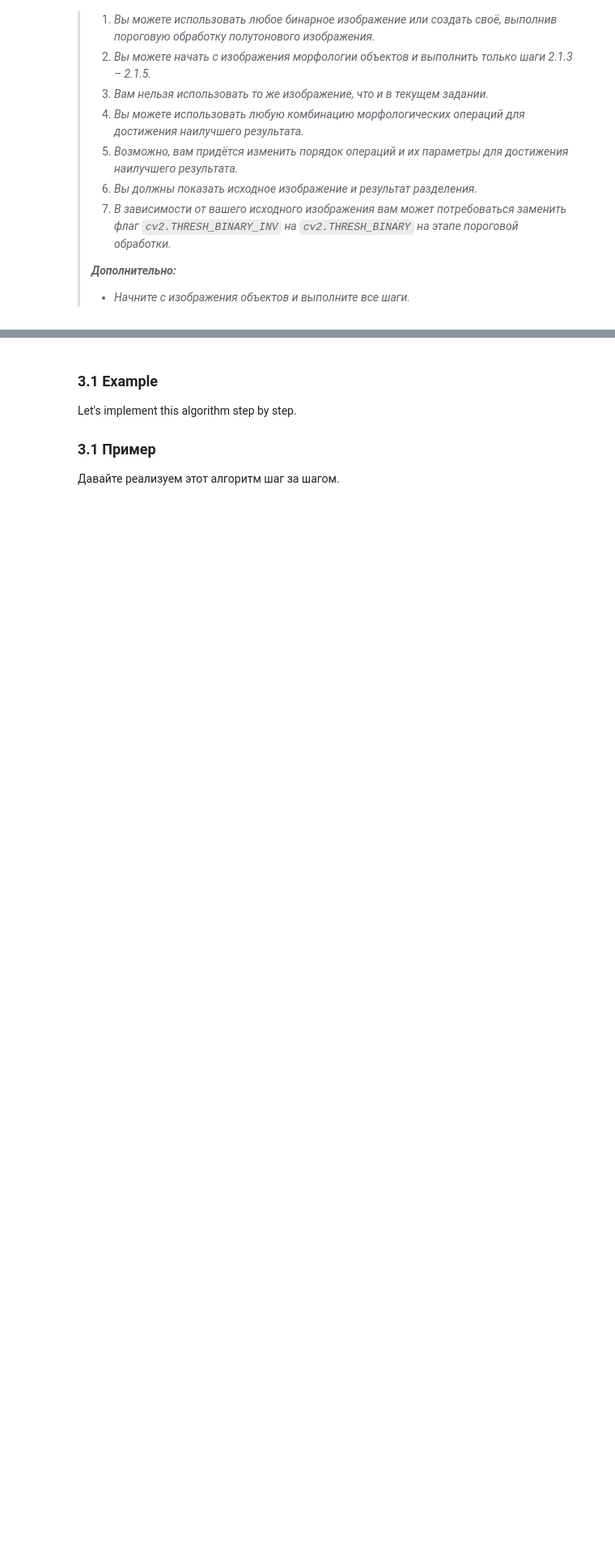
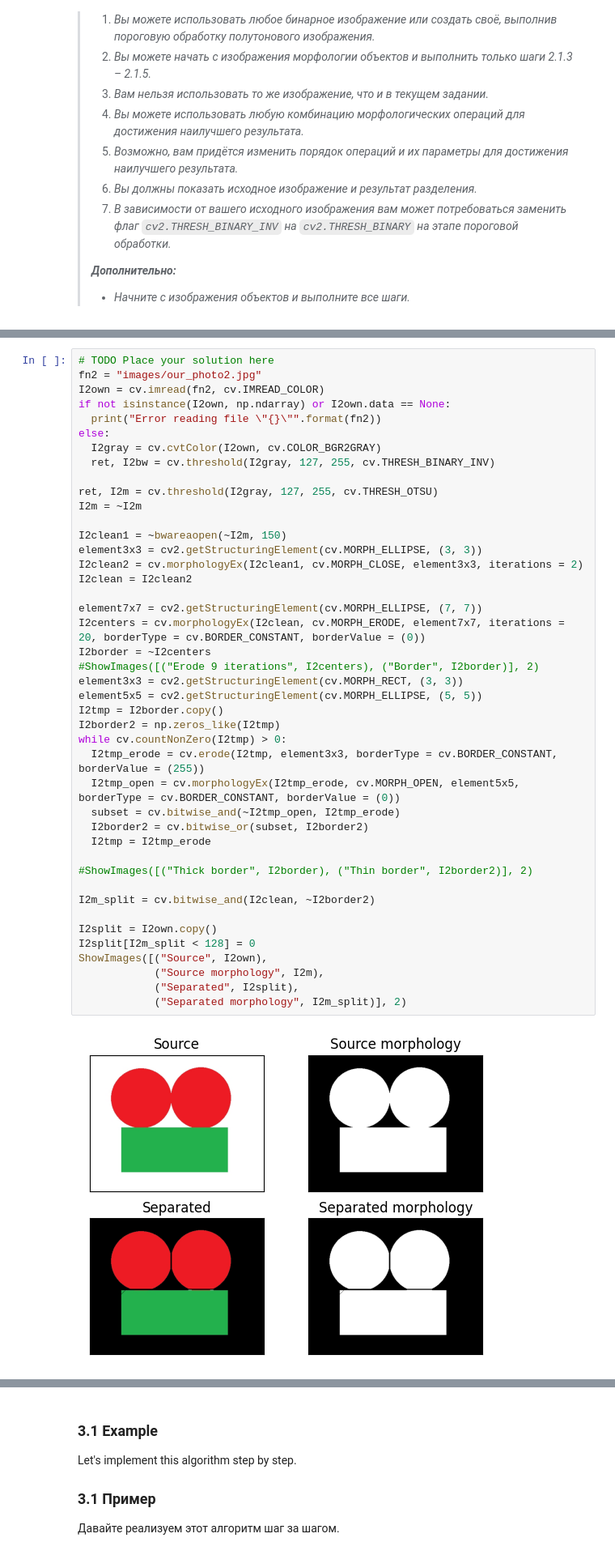
Before and after one commit to Egornos/techZrenie, a Jupyter notebook: PA6_Python/PA6taskITMO.ipynb, the cells around one changed output, grey strips where cells are left out. Shown at 81% size. Drawn from its saved outputs; the diff is of its cells as text; blank space fills up the shorter version.

```diff
--- a/PA6_Python/PA6taskITMO.ipynb
+++ b/PA6_Python/PA6taskITMO.ipynb
@@ -664,3 +661,48 @@ I2own = None
+# %%
+# TODO Place your solution here
+fn2 = "images/our_photo2.jpg"
+I2own = cv.imread(fn2, cv.IMREAD_COLOR)
+if not isinstance(I2own, np.ndarray) or I2own.data == None:
+  print("Error reading file \"{}\"".format(fn2))
+else:
+  I2gray = cv.cvtColor(I2own, cv.COLOR_BGR2GRAY)
+  ret, I2bw = cv.threshold(I2gray, 127, 255, cv.THRESH_BINARY_INV)
+
+ret, I2m = cv.threshold(I2gray, 127, 255, cv.THRESH_OTSU)
+I2m = ~I2m
+
+I2clean1 = ~bwareaopen(~I2m, 150)
+element3x3 = cv2.getStructuringElement(cv.MORPH_ELLIPSE, (3, 3))
+I2clean2 = cv.morphologyEx(I2clean1, cv.MORPH_CLOSE, element3x3, iterations = 2)
+I2clean = I2clean2
+
+element7x7 = cv2.getStructuringElement(cv.MORPH_ELLIPSE, (7, 7))
+I2centers = cv.morphologyEx(I2clean, cv.MORPH_ERODE, element7x7, iterations = 20, borderType = cv.BORDER_CONSTANT, borderValue = (0))
+I2border = ~I2centers
+#ShowImages([("Erode 9 iterations", I2centers), ("Border", I2border)], 2)
+element3x3 = cv2.getStructuringElement(cv.MORPH_RECT, (3, 3))
+element5x5 = cv2.getStructuringElement(cv.MORPH_ELLIPSE, (5, 5))
+I2tmp = I2border.copy()
+I2border2 = np.zeros_like(I2tmp)
+while cv.countNonZero(I2tmp) > 0:
+  I2tmp_erode = cv.erode(I2tmp, element3x3, borderType = cv.BORDER_CONSTANT, borderValue = (255))
+  I2tmp_open = cv.morphologyEx(I2tmp_erode, cv.MORPH_OPEN, element5x5, borderType = cv.BORDER_CONSTANT, borderValue = (0))
+  subset = cv.bitwise_and(~I2tmp_open, I2tmp_erode)
+  I2border2 = cv.bitwise_or(subset, I2border2)
+  I2tmp = I2tmp_erode
+
+#ShowImages([("Thick border", I2border), ("Thin border", I2border2)], 2)
+
+I2m_split = cv.bitwise_and(I2clean, ~I2border2)
+
+I2split = I2own.copy()
+I2split[I2m_split < 128] = 0
+ShowImages([("Source", I2own),
+            ("Source morphology", I2m),
+            ("Separated", I2split),
+            ("Separated morphology", I2m_split)], 2)
+# %% [output]
+[figure, added]
 # %% [markdown]
 ## **Task 3. Morphological watershed segmentation**
 
```
Also changed, not shown: parts of 6 cells of this notebook, 3 other files.
